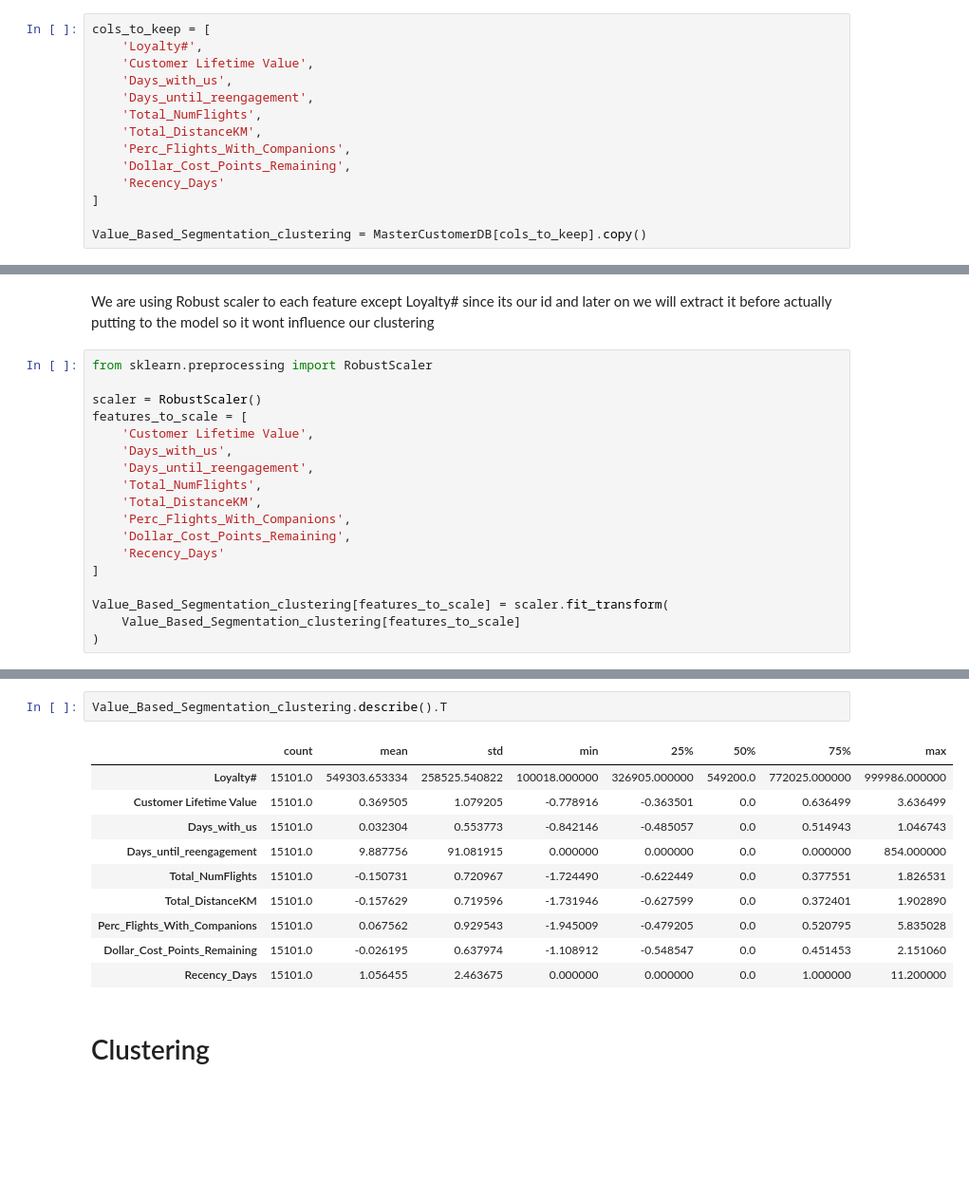
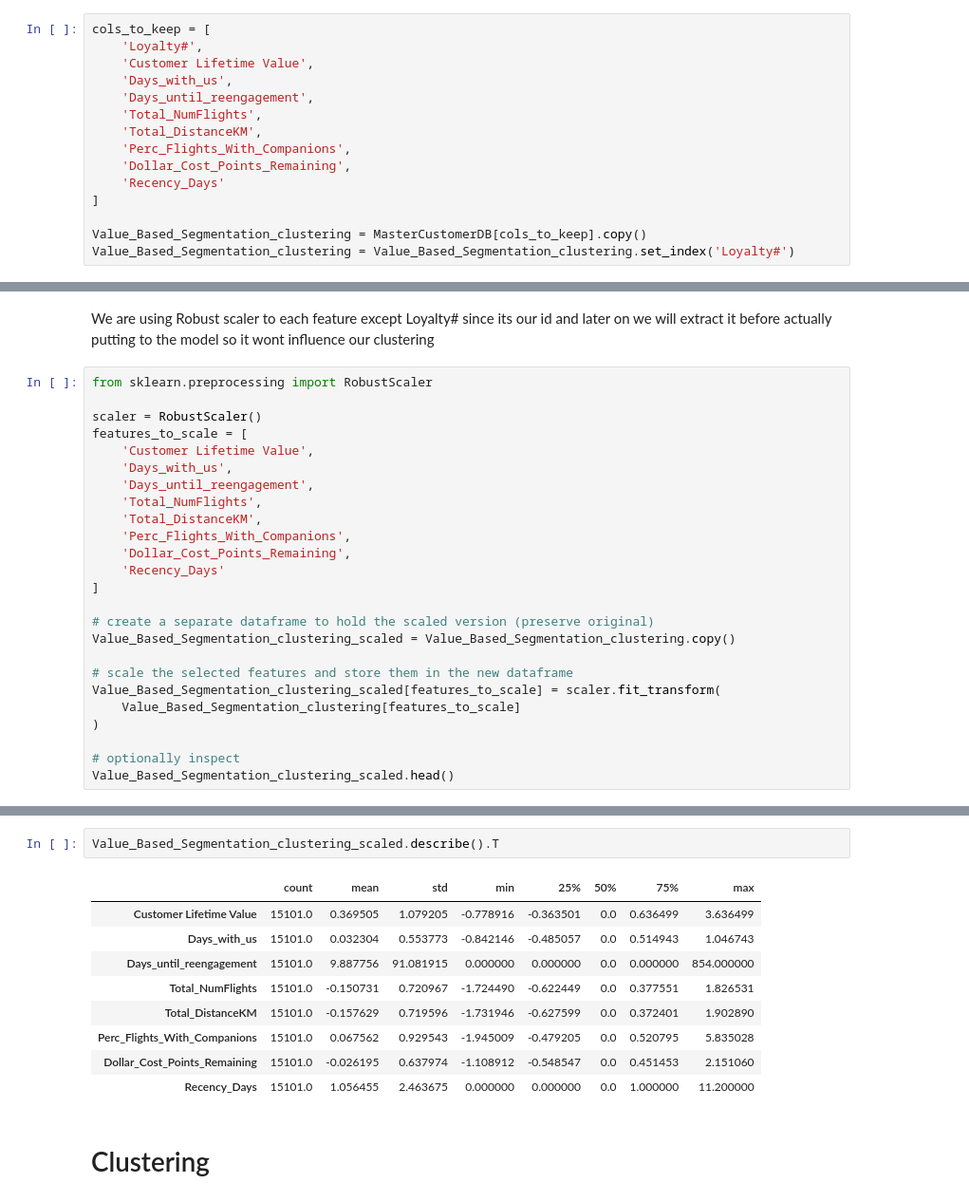
Before and after one commit to luisbdavila/Airline_Customer_Segmentation_DataMining_Project_Python, a Jupyter notebook: Final_delivery/Code/Value_Based_Segmentation.ipynb, the cells around one changed output, grey strips where cells are left out. Shown at 95% size. Drawn from its saved outputs; the diff is of its cells as text; blank space fills up the shorter version.

```diff
--- a/Final_delivery/Code/Value_Based_Segmentation.ipynb
+++ b/Final_delivery/Code/Value_Based_Segmentation.ipynb
@@ -72,6 +76,7 @@ cols_to_keep = [
 ]
 
 Value_Based_Segmentation_clustering = MasterCustomerDB[cols_to_keep].copy()
+Value_Based_Segmentation_clustering = Value_Based_Segmentation_clustering.set_index('Loyalty#')
 # %% [markdown]
 <a class="anchor" id="value-based-segmentation">    </a>
 ## Metadata – Value-Based Segmentation
@@ -517,6 +520,13 @@ features_to_scale = [
     'Recency_Days'
 ]
 
-Value_Based_Segmentation_clustering[features_to_scale] = scaler.fit_transform(
+# create a separate dataframe to hold the scaled version (preserve original)
+Value_Based_Segmentation_clustering_scaled = Value_Based_Segmentation_clustering.copy()
+
+# scale the selected features and store them in the new dataframe
+Value_Based_Segmentation_clustering_scaled[features_to_scale] = scaler.fit_transform(
     Value_Based_Segmentation_clustering[features_to_scale]
 )
+
+# optionally inspect
+Value_Based_Segmentation_clustering_scaled.head()
@@ -523,8 +541,7 @@ Value_Based_Segmentation_clustering[features_to_scale] = scaler.fit_transform(
 # %%
-Value_Based_Segmentation_clustering.describe().T
+Value_Based_Segmentation_clustering_scaled.describe().T
 # %% [output]
 |  | count | mean | std | min | 25% | 50% | 75% | max |
-| Loyalty# | 15101.0 | 549303.653334 | 258525.540822 | 100018.000000 | 326905.000000 | 549200.0 | 772025.000000 | 999986.000000 |
 | Customer Lifetime Value | 15101.0 | 0.369505 | 1.079205 | -0.778916 | -0.363501 | 0.0 | 0.636499 | 3.636499 |
 | Days_with_us | 15101.0 | 0.032304 | 0.553773 | -0.842146 | -0.485057 | 0.0 | 0.514943 | 1.046743 |
 | Days_until_reengagement | 15101.0 | 9.887756 | 91.081915 | 0.000000 | 0.000000 | 0.0 | 0.000000 | 854.000000 |
```
Also changed, not shown: parts of 15 cells of this notebook.
